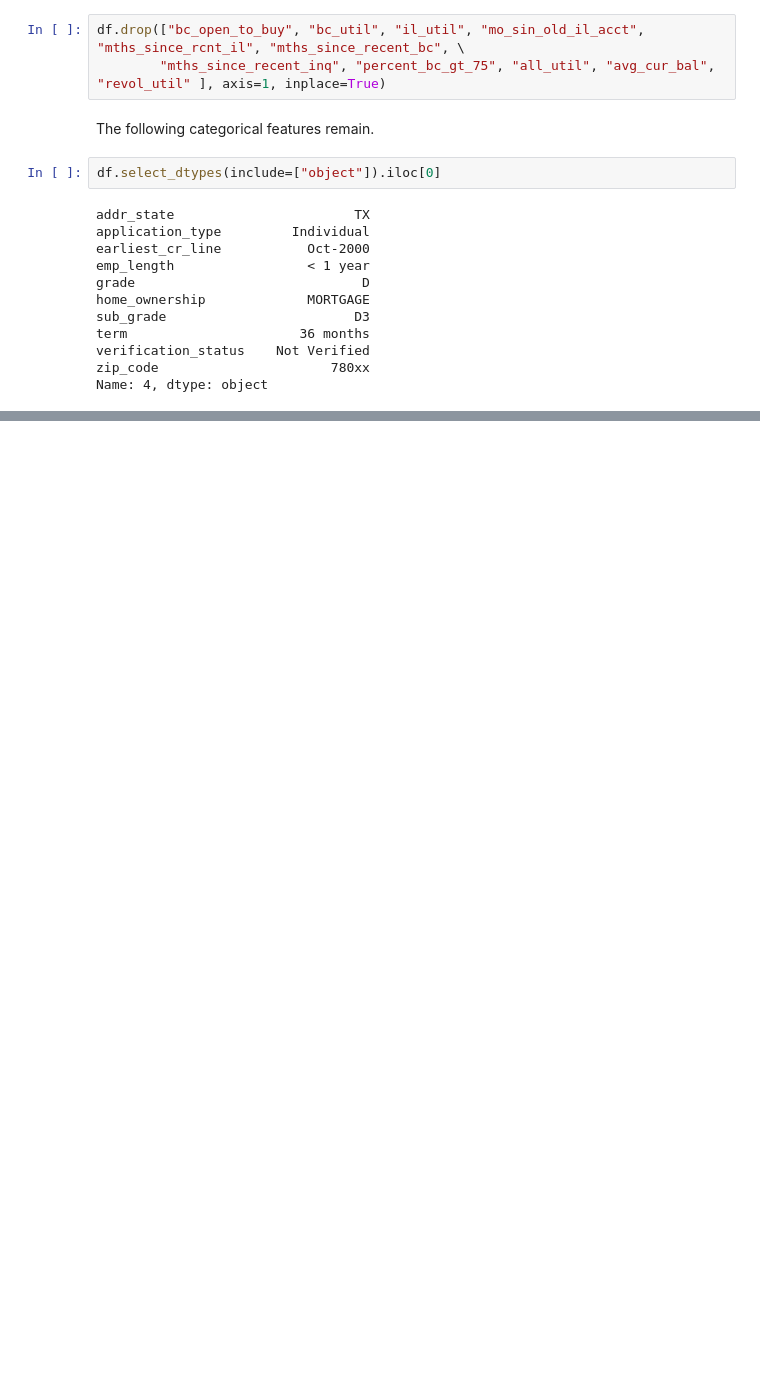
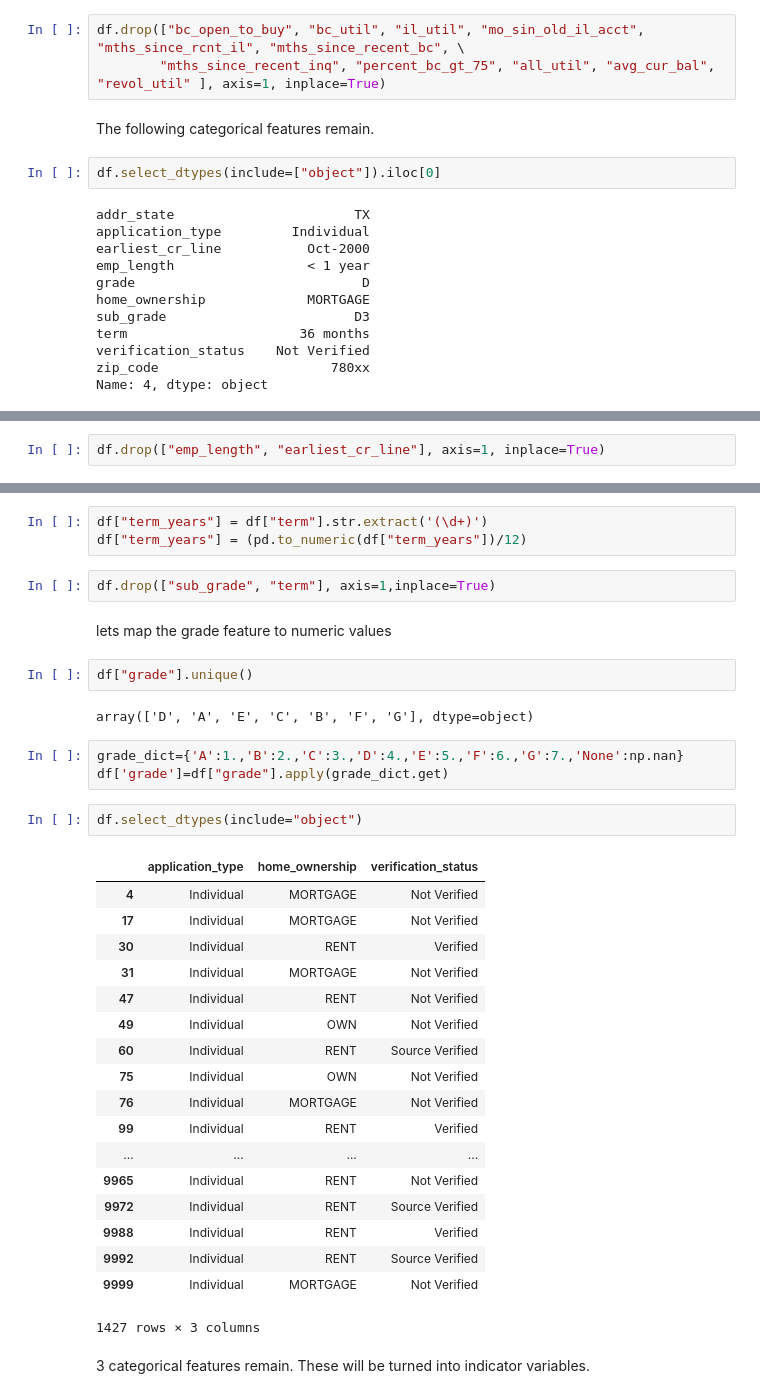
Before and after one commit to harrinac/lending_club_analysis, a Jupyter notebook: Lending Club Analyis.ipynb, the cells around one changed output, grey strips where cells are left out. Saved outputs shown, nothing was run; the diff lists cells and outputs as text; blank space fills up the shorter version.

```diff
--- a/Lending Club Analyis.ipynb
+++ b/Lending Club Analyis.ipynb
@@ -450,0 +452,2 @@ Name: 4, dtype: object
+# %%
+df.drop(["emp_length", "earliest_cr_line"], axis=1, inplace=True)
@@ -450,0 +457,37 @@ Name: 4, dtype: object
+# %%
+df["term_years"] = df["term"].str.extract('(\d+)')
+df["term_years"] = (pd.to_numeric(df["term_years"])/12)
+# %%
+df.drop(["sub_grade", "term"], axis=1,inplace=True)
+# %% [markdown]
+lets map the grade feature to numeric  values
+# %%
+df["grade"].unique()
+# %% [output]
+array(['D', 'A', 'E', 'C', 'B', 'F', 'G'], dtype=object)
+# %%
+grade_dict={'A':1.,'B':2.,'C':3.,'D':4.,'E':5.,'F':6.,'G':7.,'None':np.nan}
+df['grade']=df["grade"].apply(grade_dict.get)
+# %%
+df.select_dtypes(include="object")
+# %% [output]
+|  | application_type | home_ownership | verification_status |
+| 4 | Individual | MORTGAGE | Not Verified |
+| 17 | Individual | MORTGAGE | Not Verified |
+| 30 | Individual | RENT | Verified |
+| 31 | Individual | MORTGAGE | Not Verified |
+| 47 | Individual | RENT | Not Verified |
+| 49 | Individual | OWN | Not Verified |
+| 60 | Individual | RENT | Source Verified |
+| 75 | Individual | OWN | Not Verified |
+| 76 | Individual | MORTGAGE | Not Verified |
+| 99 | Individual | RENT | Verified |
+| ... | ... | ... | ... |
+| 9965 | Individual | RENT | Not Verified |
+| 9972 | Individual | RENT | Source Verified |
+| 9988 | Individual | RENT | Verified |
+| 9992 | Individual | RENT | Source Verified |
+| 9999 | Individual | MORTGAGE | Not Verified |
+1427 rows × 3 columns
+# %% [markdown]
+3 categorical features remain. These will be turned into indicator variables.
```
Also changed, not shown: parts of 14 cells of this notebook.
